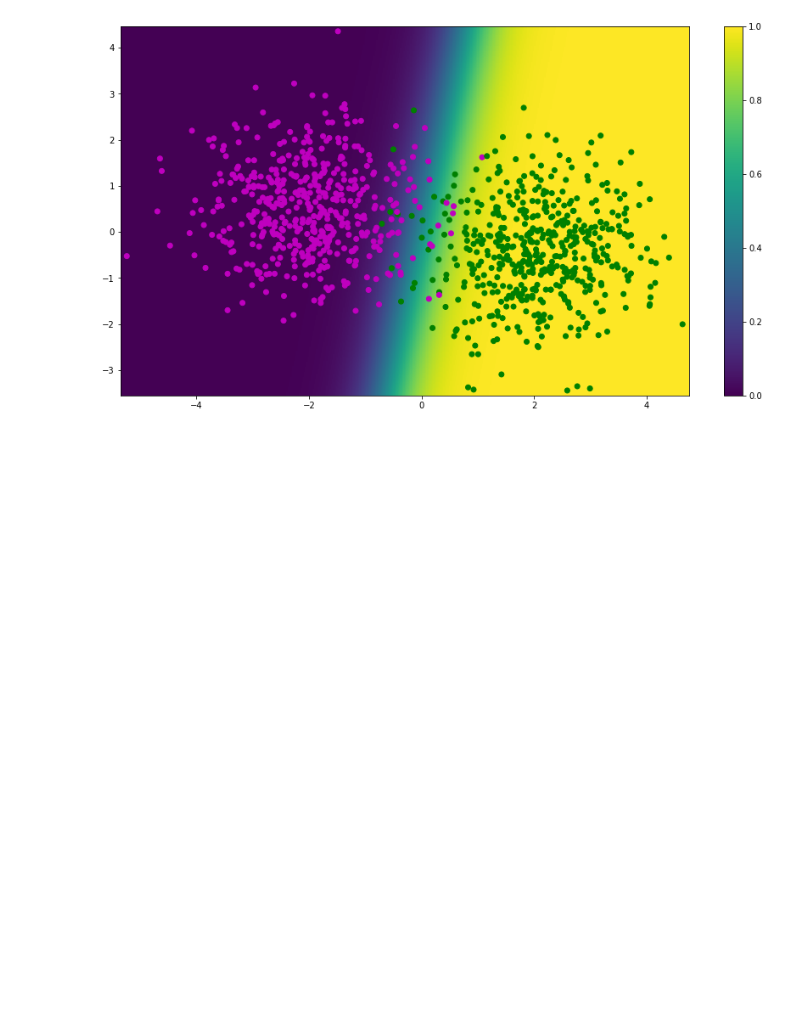
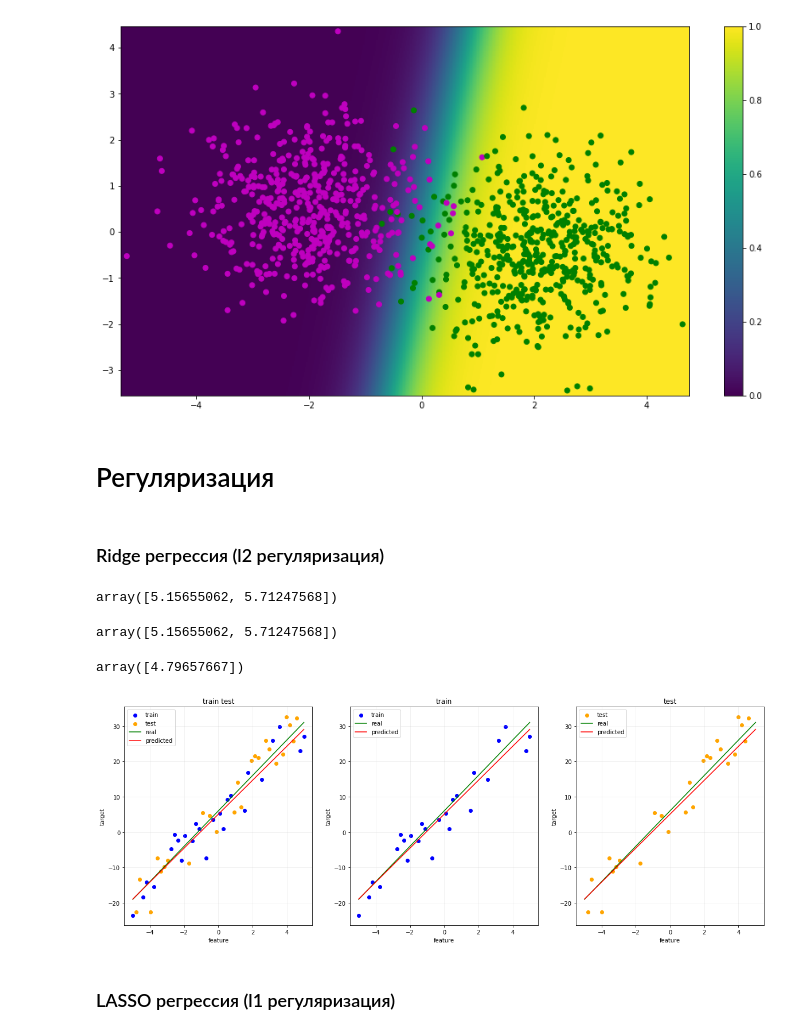
Before and after one commit to 1mmo/linear-models, a Jupyter notebook: src/linreg_regularization.ipynb, the cells around one changed output. Saved outputs shown, nothing was run; the diff lists cells and outputs as text; code cells hidden in the pictures; blank space fills up the shorter version.

```diff
--- a/src/linreg_regularization.ipynb
+++ b/src/linreg_regularization.ipynb
@@ -377,3 +377,26 @@ plt.colorbar()
 plt.show()
 # %% [output]
 [figure]
+# %% [markdown]
+# Регуляризация
+# %%
+from sklearn.linear_models import Lasso, Ridge
+
+
+object_num = 50
+X = np.linspace(-5, 5, object_num)
+y = linear_expression(X) + np.random.randn(objects_num) * 5
+
+X_train, X_test, y_train, y_test = train_test_split(X, y, train_size=0.5)
+# %% [markdown]
+### Ridge регрессия (l2 регуляризация)
+# %%
+reg = Ridge(alpha=1).fit(np.hstack((X, X, X))[:, np.newaxis], np.hstack((y, y, y)))
+np.append(reg.coef_, reg.intercept_)
+# %% [output]
+array([5.15655062, 5.71247568])
+# %%
+reg = Ridge(alpha=1/3).fit(X[:, np.newaxis], y)
+np.append(reg.coef_, reg.intercept_)
+# %% [output]
+array([5.15655062, 5.71247568])
@@ -379,0 +426,36 @@ plt.show()
+# %%
+alpha = 1.0
+regressor = MyRidgeRegression(alpha=alpha).fit(X_train[:, np.newaxis], y_train)
+# %%
+sklearn_reg = Ridge(alpha).fit(X_train[:, np.newaxis], y_train)
+assert np.allclose(regressor.get_weights(),
+                   np.append(sklearn_reg.coef_, sklearn_reg.intercept_))
+regressor.get_weights()
+# %% [output]
+array([4.79657667])
+# %%
+plt.figure(figsize=(20, 7))
+
+ax = None
+
+for i, types in enumerate([['train', 'test'], ['train'], ['test']]):
+    ax = plt.subplot(1, 3, i + 1, sharey=ax)
+    if 'train' in types:
+        plt.scatter(X_train, y_train, label='train', c='b')
+    if 'test' in types:
+        plt.scatter(X_test, y_test, label='test', c='orange')
+
+    plt.plot(X, linear_expression(X), label='real', c='g')
+    plt.plot(X, regressor.predict(X[:, np.newaxis]), label='predicted', c='r')
+
+    plt.ylabel('target')
+    plt.xlabel('feature')
+    plt.title(" ".join(types))
+    plt.grid(alpha=0.2)
+    plt.legend()
+
+plt.show()
+# %% [output]
+[figure, added]
+# %% [markdown]
+### LASSO регрессия (l1 регуляризация)
```
Also changed, not shown: parts of 12 cells of this notebook.
